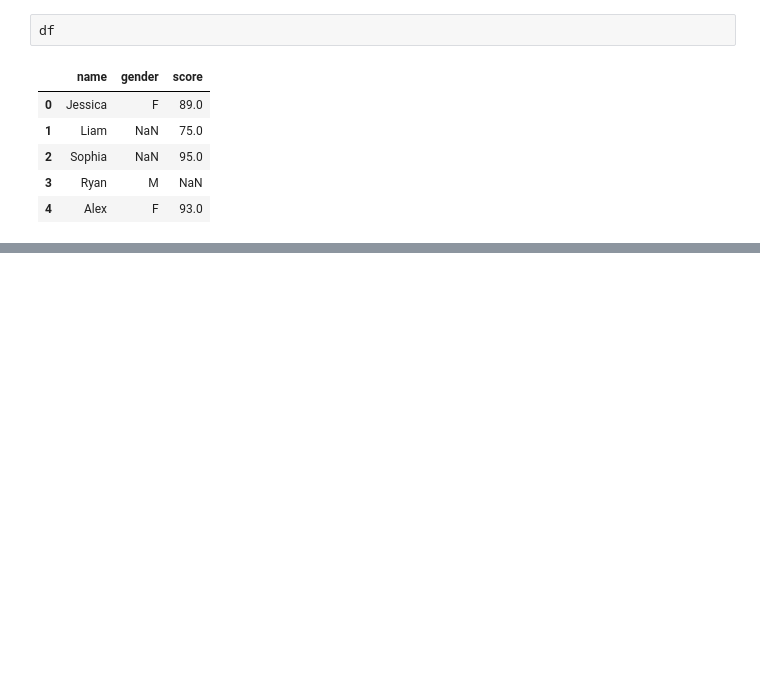
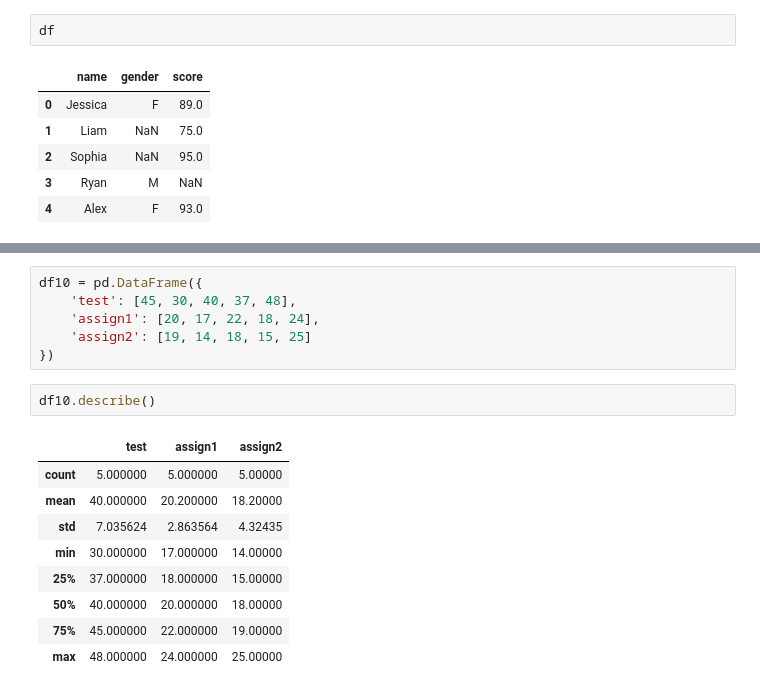
Before and after one commit to hanyong5/2025python, a Jupyter notebook: 02code/01test/07pandas.ipynb, the cells around one changed output, grey strips where cells are left out. Cells and saved outputs as stored; diff of their text form; blank space fills up the shorter version.

```diff
--- a/02code/01test/07pandas.ipynb
+++ b/02code/01test/07pandas.ipynb
@@ -571,0 +853,18 @@ df
+# %%
+df10 = pd.DataFrame({
+    'test': [45, 30, 40, 37, 48],
+    'assign1': [20, 17, 22, 18, 24],
+    'assign2': [19, 14, 18, 15, 25]
+})
+# %%
+df10.describe()
+# %% [output]
+|  | test | assign1 | assign2 |
+| count | 5.000000 | 5.000000 | 5.00000 |
+| mean | 40.000000 | 20.200000 | 18.20000 |
+| std | 7.035624 | 2.863564 | 4.32435 |
+| min | 30.000000 | 17.000000 | 14.00000 |
+| 25% | 37.000000 | 18.000000 | 15.00000 |
+| 50% | 40.000000 | 20.000000 | 18.00000 |
+| 75% | 45.000000 | 22.000000 | 19.00000 |
+| max | 48.000000 | 24.000000 | 25.00000 |
```
Also changed, not shown: parts of 34 cells of this notebook, 8 other files.
